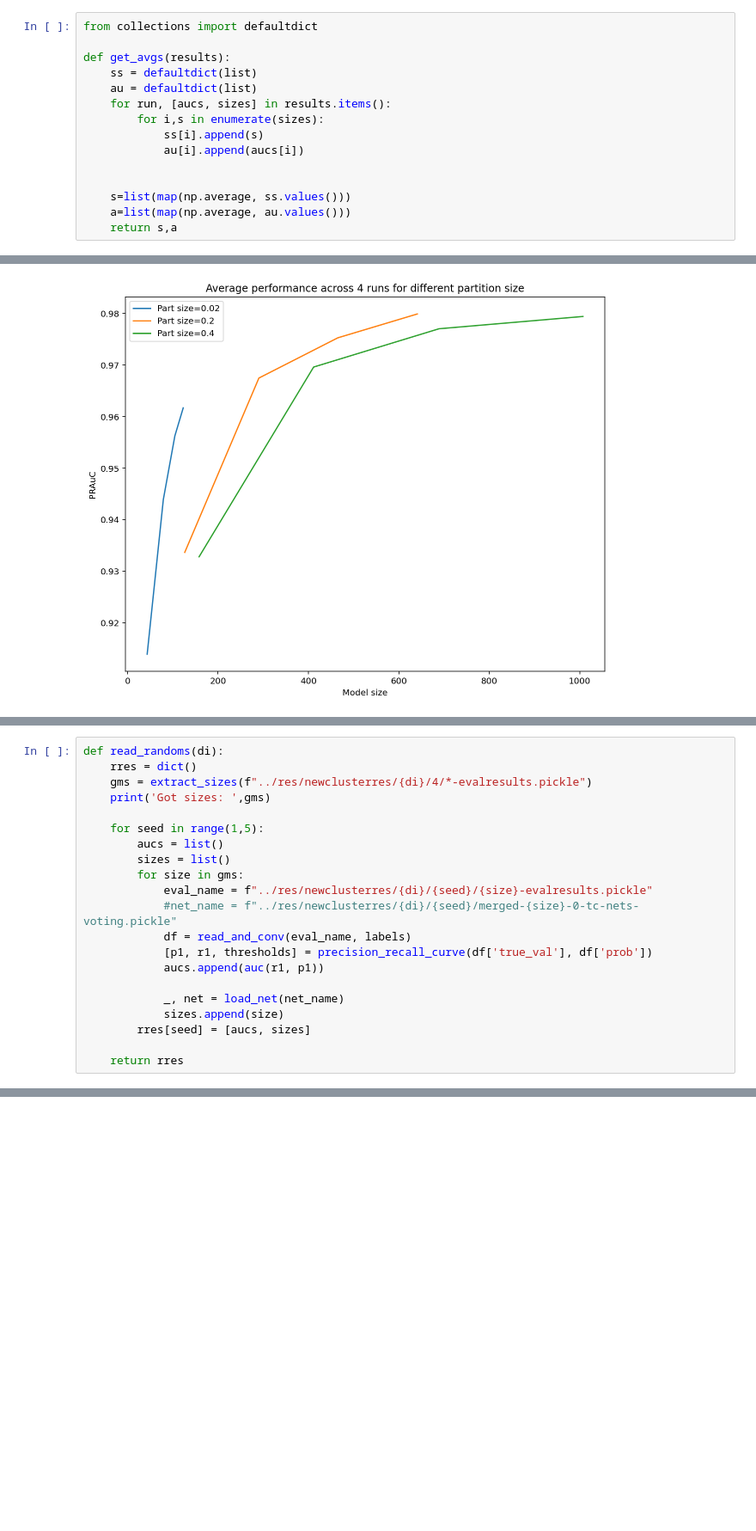
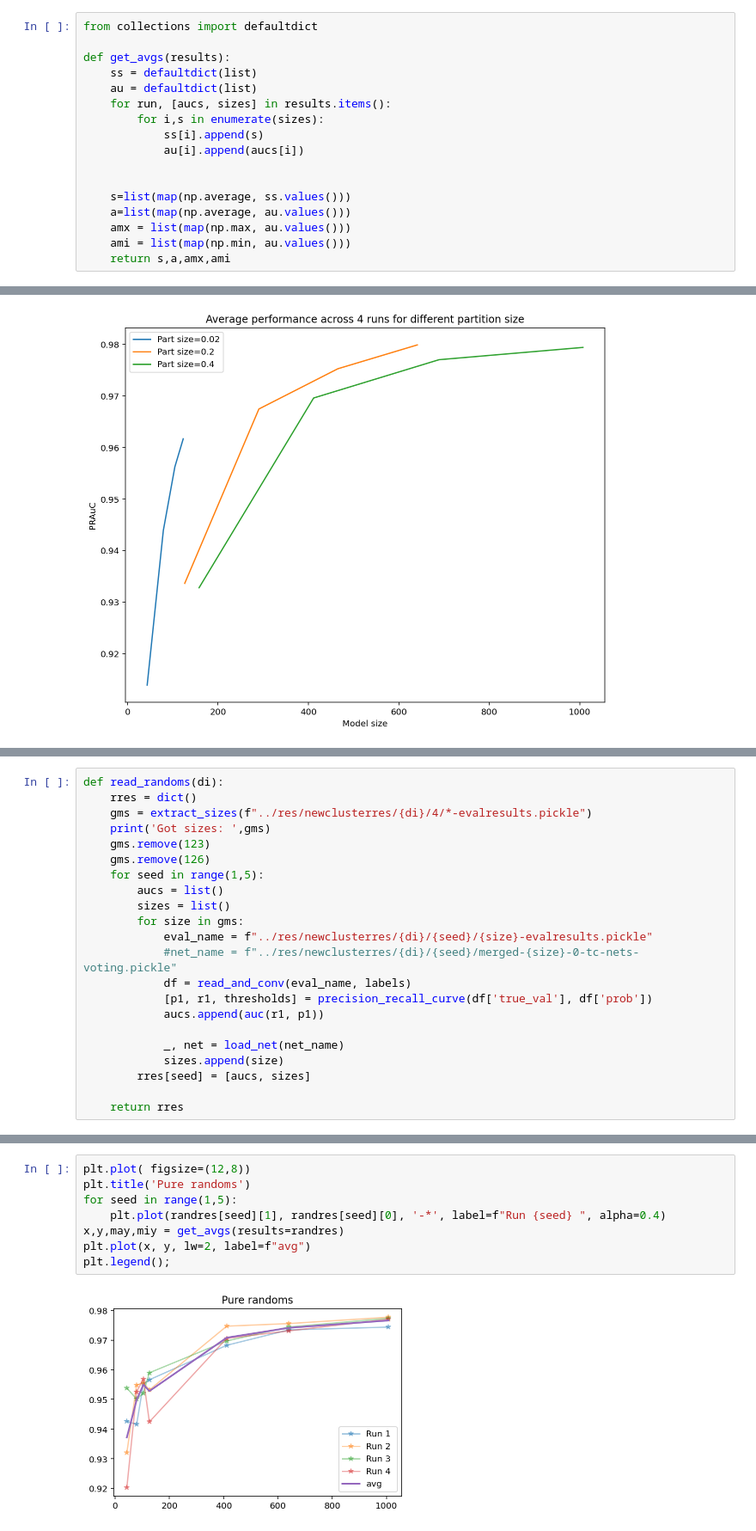
Before and after one commit to jrybicki-jsc/smms, a Jupyter notebook: graphla/newcluster_results.ipynb, the cells around one changed output, grey strips where cells are left out. Shown at 86% size. Saved outputs shown, nothing was run; the diff lists cells and outputs as text; blank space fills up the shorter version.

```diff
--- a/graphla/newcluster_results.ipynb
+++ b/graphla/newcluster_results.ipynb
@@ -540,7 +540,9 @@ def get_avgs(results):
 
     s=list(map(np.average, ss.values()))
     a=list(map(np.average, au.values()))
-    return s,a
+    amx = list(map(np.max, au.values()))
+    ami = list(map(np.min, au.values()))
+    return s,a,amx,ami
 # %%
 def read_multirun(suffix):
     rres = dict()
@@ -612,7 +614,8 @@ def read_randoms(di):
     rres = dict()
     gms = extract_sizes(f"../res/newclusterres/{di}/4/*-evalresults.pickle")
     print('Got sizes: ',gms)
-
+    gms.remove(123)
+    gms.remove(126)
     for seed in range(1,5):
         aucs = list()
         sizes = list()
@@ -668,0 +666,10 @@ plt.legend();
+# %%
+plt.plot( figsize=(12,8))
+plt.title('Pure randoms')
+for seed in range(1,5):
+    plt.plot(randres[seed][1], randres[seed][0], '-*', label=f"Run {seed} ", alpha=0.4)
+x,y,may,miy = get_avgs(results=randres)
+plt.plot(x, y, lw=2, label=f"avg")
+plt.legend();
+# %% [output]
+[figure, added]
```
Also changed, not shown: parts of 10 cells of this notebook.
